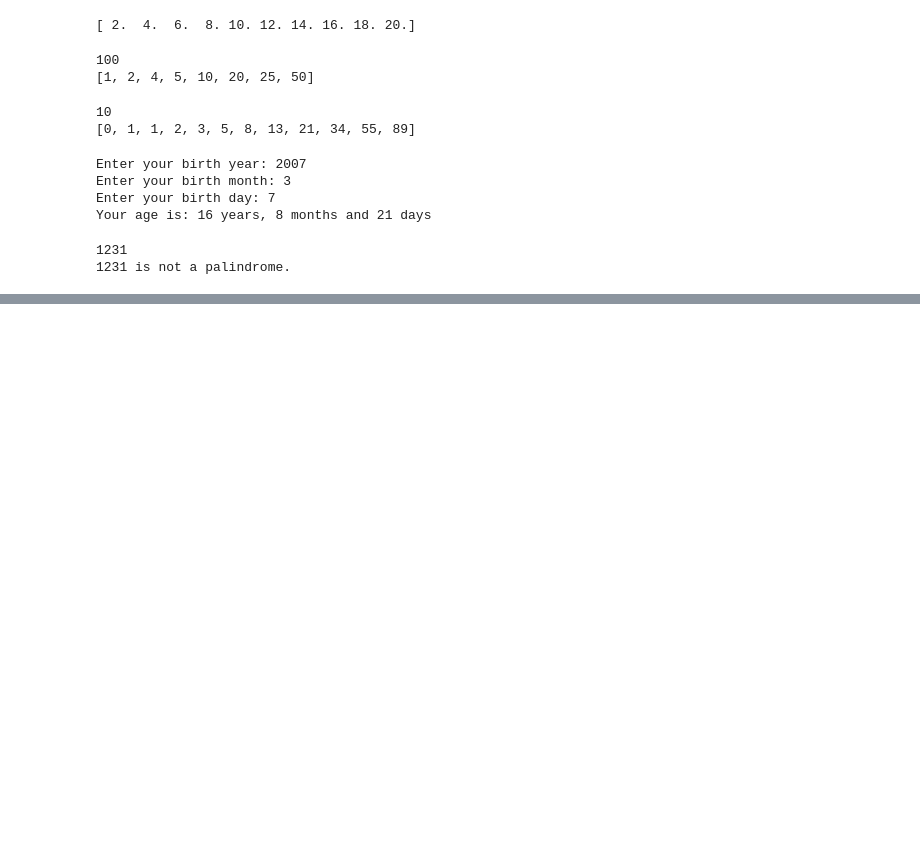
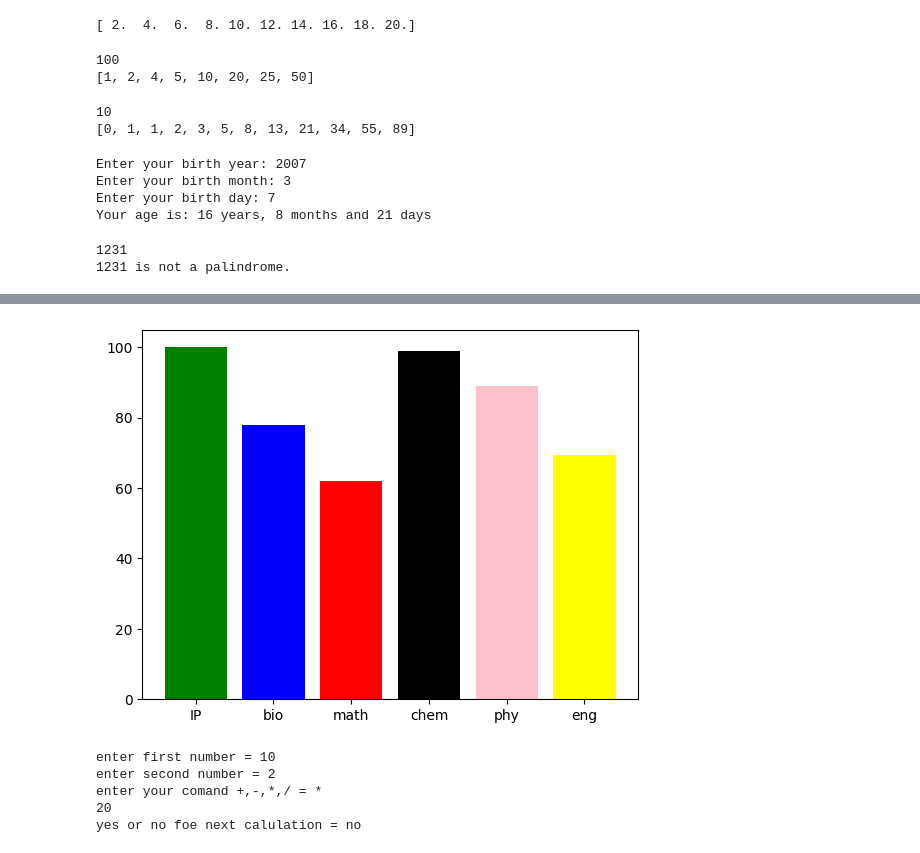
Before and after one commit to Swayamswapnila/Python, a Jupyter notebook: python_py.ipynb, the cells around one changed output, grey strips where cells are left out. Saved outputs shown, nothing was run; the diff lists cells and outputs as text; code cells hidden in the pictures; blank space fills up the shorter version.

```diff
--- a/python_py.ipynb
+++ b/python_py.ipynb
@@ -303,0 +373,42 @@ Enter a string: 12321
+# %%
+import matplotlib.pyplot as plt
+sub = ["IP", "bio", "math", "chem", "phy", "eng"]
+per = [100, 78, 62, 99, 89, 69.5]
+plt.bar(sub, per, align="center", color=["green", "blue", "red", "black", "pink", "yellow"])
+plt.show()
+# %% [output]
+[figure, added]
+# %%
+def add(a,b):
+  return a+b
+def sub(a,b):
+  return a-b
+def mult(a,b):
+  return a*b
+def dev(a,b):
+  return a/b
+a = int(input("enter first number = "))
+b = int(input("enter second number = "))
+while 1 == 1:
+  A = input("enter your comand +,-,*,/ = ")
+  if A == "+":
+    print(add(a,b))
+  elif A == "-":
+    print(sub(a,b))
+  elif A == "*":
+    print(mult(a,b))
+  elif A == "/":
+    print(dev(a,b))
+  else:
+    print("invalid input")
+  B = input("yes or no foe next calulation = ")
+  if B == "yes":
+    continue
+  else:
+    break
+# %% [output]
+enter first number = 10
+enter second number = 2
+enter your comand +,-,*,/ = *
+20
+yes or no foe next calulation = no
```
Also changed, not shown: parts of 10 cells of this notebook.
